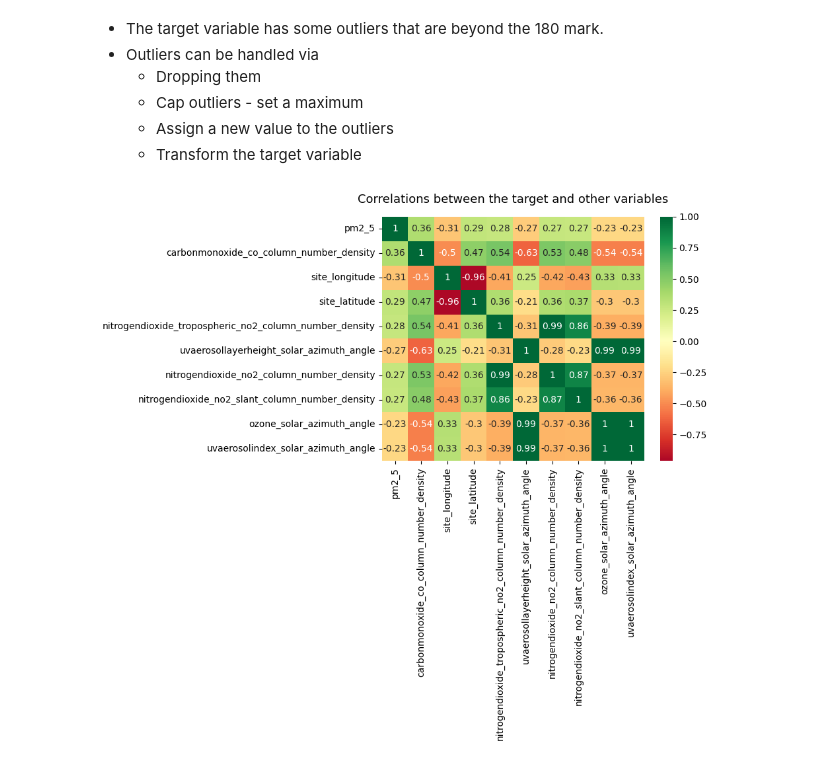
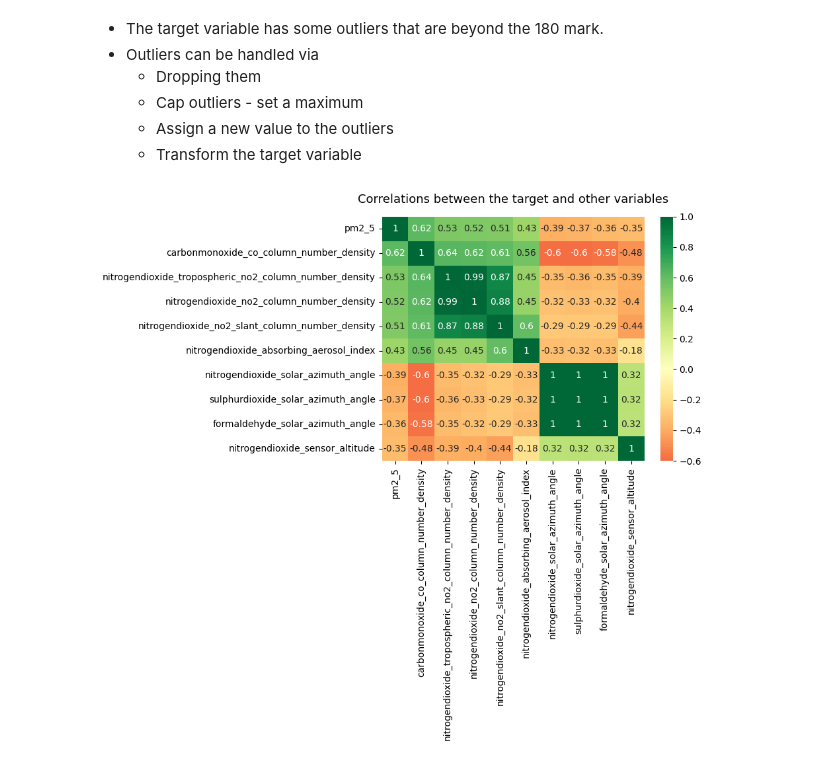
Before and after one commit to ilyesrezgui/AirQo-African-Air-Quality, a Jupyter notebook: Model.ipynb, the cells around one changed output. Drawn from its saved outputs; the diff is of its cells as text; code cells hidden in the pictures.

```diff
--- a/Model.ipynb
+++ b/Model.ipynb
@@ -58,3 +58,13 @@ plt.title('Target Distribution')
 plt.show()
 # %% [output]
 [figure]
+# %%
+import pandas as pd
+from scipy.stats import yeojohnson
+from scipy.stats.mstats import winsorize
+
+
+winsor_percentile = 2
+
+# Winsorize the PM2.5 column to handle outliers
+train['pm2_5'] = winsorize(train['pm2_5'], limits=(winsor_percentile/100., winsor_percentile/100.))
@@ -76,5 +94,3 @@ plt.show()
   - Cap outliers - set a maximum
   - Assign a new value to the outliers
   - Transform the target variable
-# %%
-train.dropna(subset=['date'], inplace=True)
@@ -165,14 +97,15 @@ train[columns_to_fill] = train[columns_to_fill].apply(fillna_mean, axis=0)
 # %%
 # Select only numerical features
 train_num_df = train.select_dtypes(include=['number'])
+test_num_df =test.select_dtypes(include=['number'])
 
 top10_corrs = abs(train_num_df.corr()['pm2_5']).sort_values(ascending = False).head(10)
 corr = train_num_df[list(top10_corrs.index)].corr()
 sns.heatmap(corr, cmap='RdYlGn', annot = True, center = 0)
 plt.title('Correlations between the target and other variables', pad = 15, fontdict={'size': 13})
 plt.show()
 # %% [output]
-[figure, old version]
+[figure, new version]
 # %%
 # Select X and y features for modelling
 X = train_num_df.drop('pm2_5', axis = 1)
```
Also changed, not shown: parts of 6 cells of this notebook.
